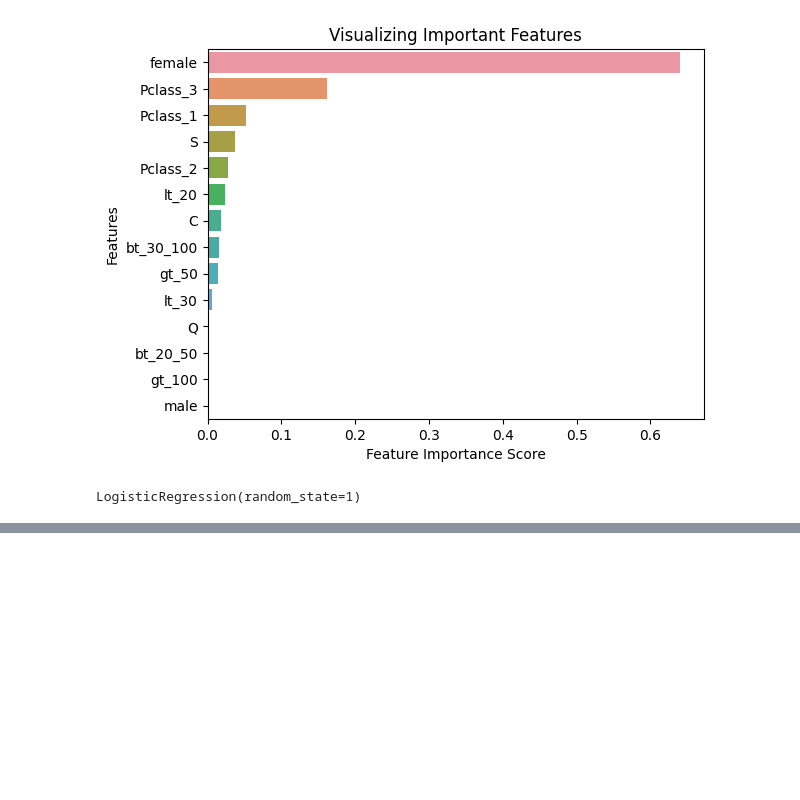
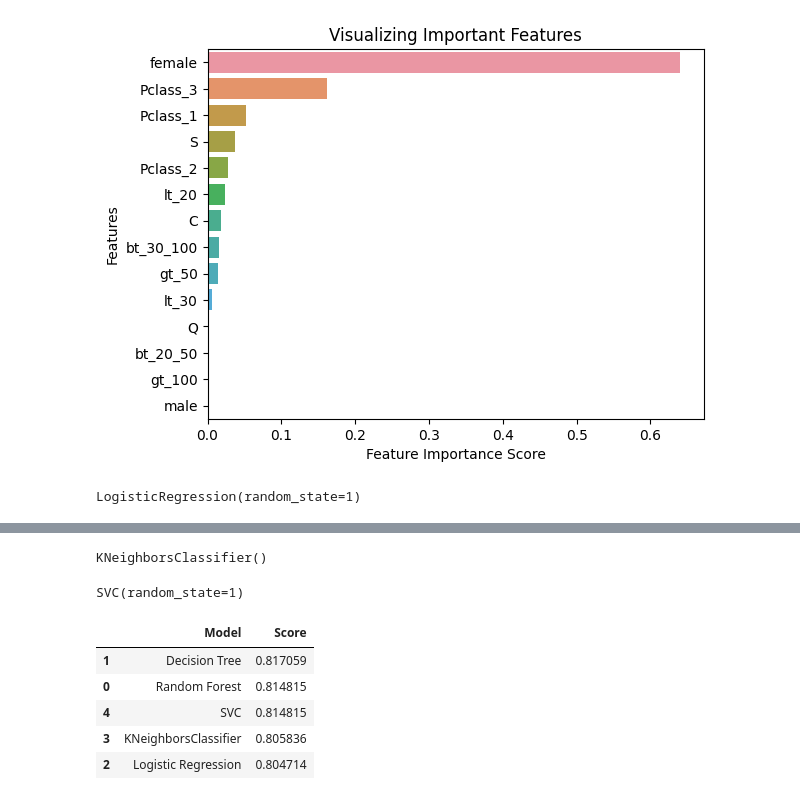
Before and after one commit to danielpedrini/titanic_disaster, a Jupyter notebook: titanic_disaster.ipynb, the cells around one changed output, grey strips where cells are left out. Drawn from its saved outputs; the diff is of its cells as text; code cells hidden in the pictures; blank space fills up the shorter version.

```diff
--- a/titanic_disaster.ipynb
+++ b/titanic_disaster.ipynb
@@ -189,3 +202,10 @@ model.score(X_train, y_train)
 y_pred = model.predict(X_test)
 submission = pd.DataFrame({'PassengerId': df_test['PassengerId'], 'Survived': y_pred})
 submission.to_csv('./data/processed/submission_logistic_regression.csv', index=False)
+# %%
+# Usar o modelo de classificação KNeighborsClassifier
+from sklearn.neighbors import KNeighborsClassifier
+model = KNeighborsClassifier(n_neighbors=5)
+model.fit(X_train, y_train)
+# %% [output]
+KNeighborsClassifier()
@@ -191,0 +219,7 @@ submission.to_csv('./data/processed/submission_logistic_regression.csv', index=F
+# %%
+# Usar o modelo de classificação SVC
+from sklearn.svm import SVC
+model = SVC(random_state=1)
+model.fit(X_train, y_train)
+# %% [output]
+SVC(random_state=1)
@@ -191,0 +228,12 @@ submission.to_csv('./data/processed/submission_logistic_regression.csv', index=F
+# %%
+# criar um dataframe com os resultados
+df_scores = pd.DataFrame({'Model': ['Random Forest', 'Decision Tree', 'Logistic Regression', 'KNeighborsClassifier', 'SVC'],
+                          'Score': [rf_score, dtree_score, lr_score, kn_score, svm_score]})
+df_scores.sort_values(by='Score', ascending=False)
+# %% [output]
+|  | Model | Score |
+| 1 | Decision Tree | 0.817059 |
+| 0 | Random Forest | 0.814815 |
+| 4 | SVC | 0.814815 |
+| 3 | KNeighborsClassifier | 0.805836 |
+| 2 | Logistic Regression | 0.804714 |
```
Also changed, not shown: parts of 8 cells of this notebook, 1 other file.
